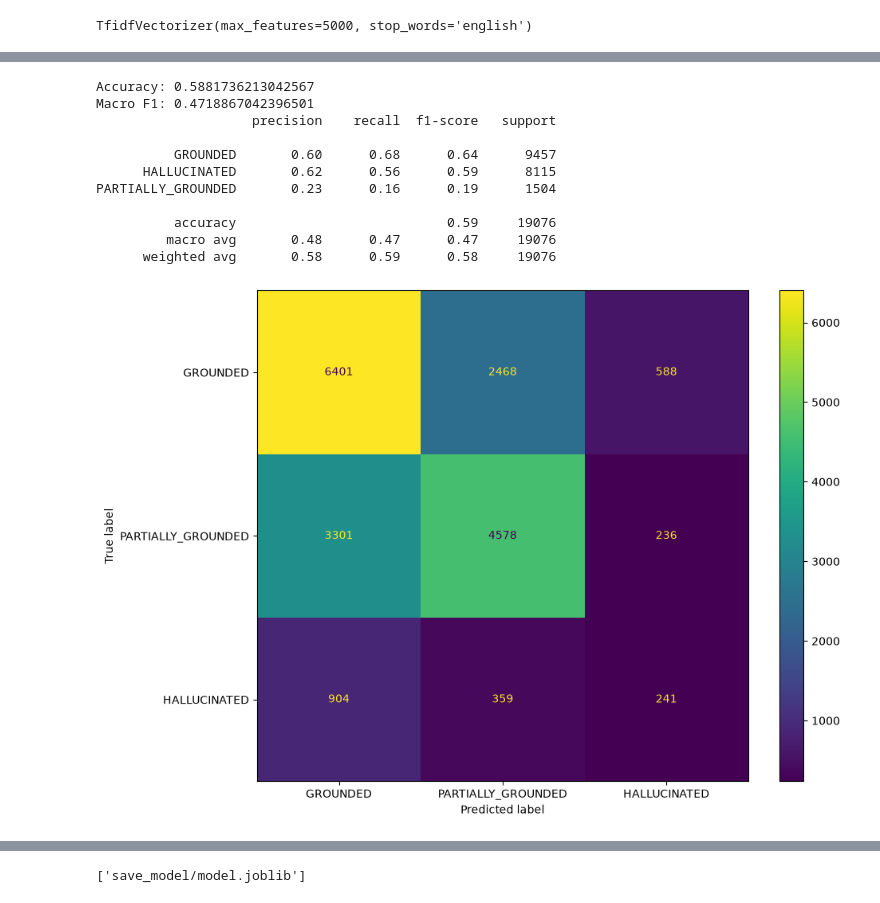
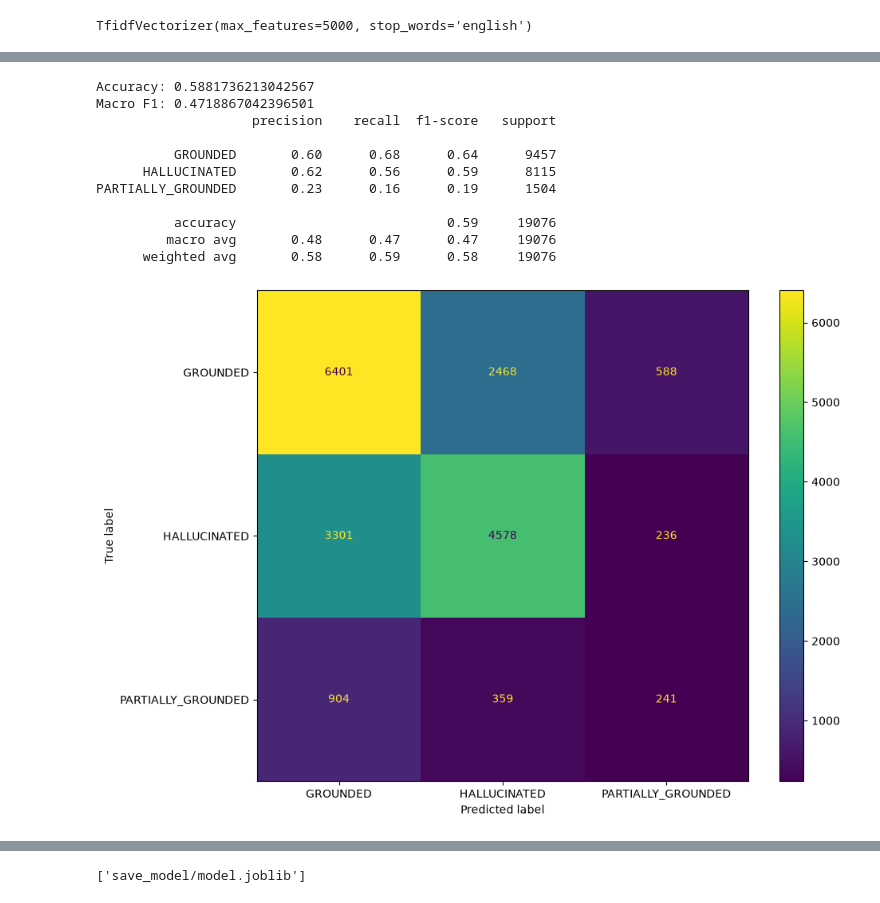
Before and after one commit to BhupatiNadar/MLSC-Task, a Jupyter notebook: Notebook/Using_semantic_and_Tfidf/final_model_eval.ipynb, the cells around one changed output, grey strips where cells are left out. Drawn from its saved outputs; the diff is of its cells as text; code cells hidden in the pictures.

```diff
--- a/Notebook/Using_semantic_and_Tfidf/final_model_eval.ipynb
+++ b/Notebook/Using_semantic_and_Tfidf/final_model_eval.ipynb
@@ -226,35 +226,35 @@ print(
         rf_pred,
         average="macro"
     )
 )
 
 print(classification_report(y_test, rf_pred))
 
 cm = confusion_matrix(y_test, rf_pred)
 
 fig, ax = plt.subplots(figsize=(10, 8))
 
 disp = ConfusionMatrixDisplay(
     confusion_matrix=cm,
-    display_labels=["GROUNDED", "PARTIALLY_GROUNDED", "HALLUCINATED"]
+    display_labels=["GROUNDED", "HALLUCINATED", "PARTIALLY_GROUNDED"]
 )
 
 disp.plot(ax=ax)
 
 plt.show()
 # %% [output]
 Accuracy: 0.5881736213042567
 Macro F1: 0.4718867042396501
                     precision    recall  f1-score   support
 
           GROUNDED       0.60      0.68      0.64      9457
       HALLUCINATED       0.62      0.56      0.59      8115
 PARTIALLY_GROUNDED       0.23      0.16      0.19      1504
 
           accuracy                           0.59     19076
          macro avg       0.48      0.47      0.47     19076
       weighted avg       0.58      0.59      0.58     19076
-[figure, old version]
+[figure, new version]
 # %%
 from sklearn.preprocessing import LabelEncoder
 label_encoder = LabelEncoder()
```
Also changed, not shown: parts of 5 cells of this notebook.
